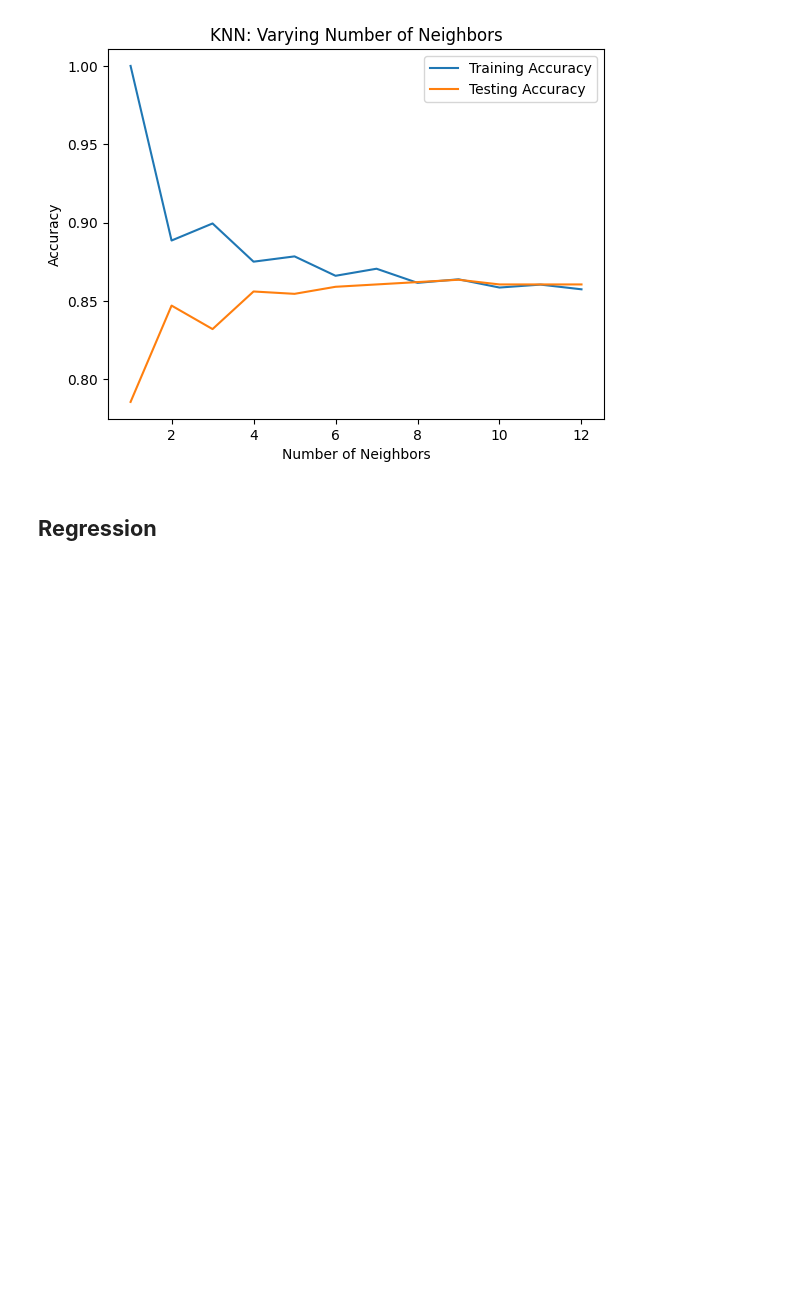
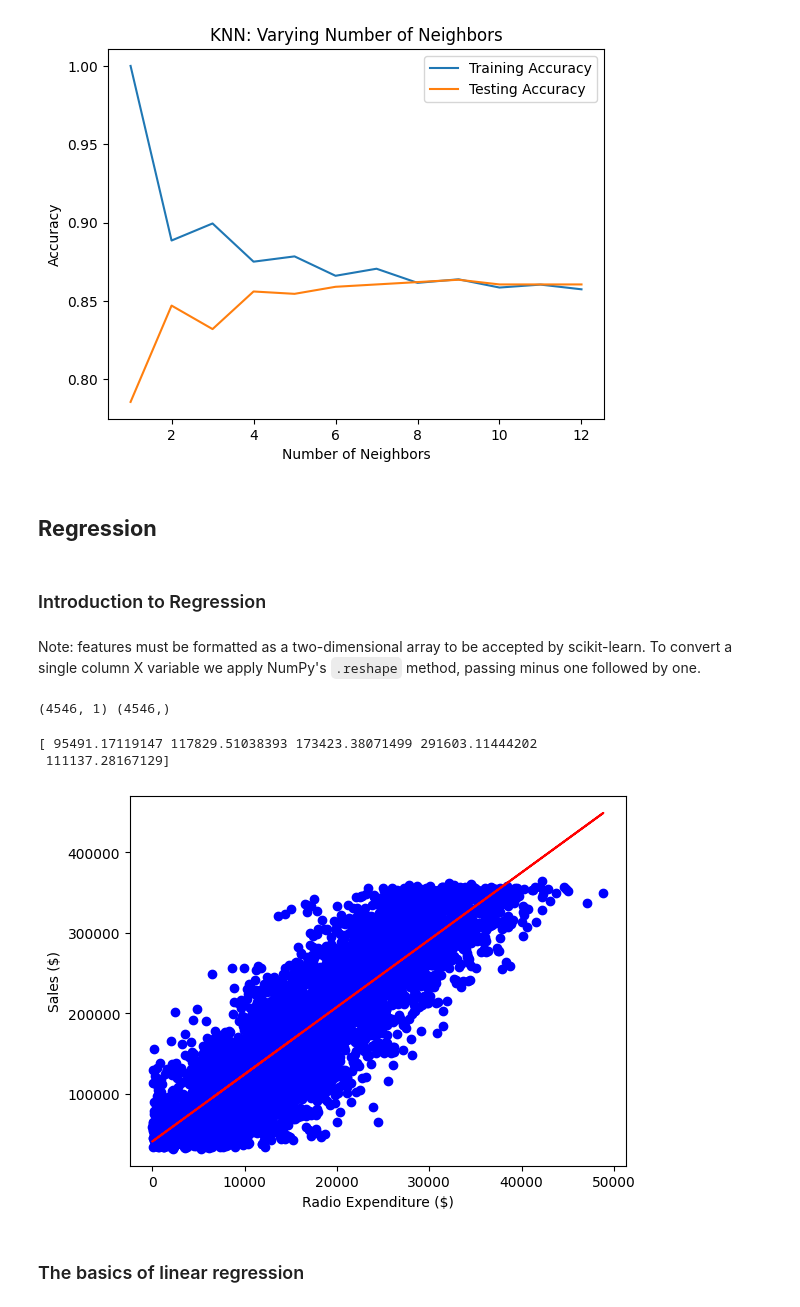
Before and after one commit to mikeogunmakin/study, a Jupyter notebook: 02 machine learning/machine learning scientist in python/machine_learning_scientist_in_python.ipynb, the cells around one changed output. Drawn from its saved outputs; the diff is of its cells as text; code cells hidden in the pictures; blank space fills up the shorter version.

Commit message:
doc: update MLS in python notes

```diff
--- a/02 machine learning/machine learning scientist in python/machine_learning_scientist_in_python.ipynb
+++ b/02 machine learning/machine learning scientist in python/machine_learning_scientist_in_python.ipynb
@@ -196,3 +196,60 @@ plt.show()
 [figure]
 # %% [markdown]
 ## **Regression**
+# %% [markdown]
+### Introduction to Regression
+# %% [markdown]
+Note: features must be formatted as a two-dimensional array to be accepted by scikit-learn. To convert a single column X variable we apply NumPy's `.reshape` method, passing minus one followed by one.
+# %%
+import pandas as pd
+import numpy as np
+
+sales_df = pd.read_csv('/content/drive/MyDrive/datasets/advertising_and_sales_clean.csv')
+
+
+# Create X from the radio column's values and reshape
+X = sales_df['radio'].values.reshape(-1,1)
+
+# Create y from the sales column's values
+y = sales_df['sales'].values
+
+
+# Check the shape of the features and targets
+print(X.shape, y.shape)
+# %% [output]
+(4546, 1) (4546,)
+# %%
+# Import LinearRegression
+from sklearn.linear_model import LinearRegression
+
+# Create the model
+reg = LinearRegression()
+
+# Fit the model to the data
+reg.fit(X,y)
+
+# Make predictions
+predictions = reg.predict(X)
+
+print(predictions[:5])
+# %% [output]
+[ 95491.17119147 117829.51038393 173423.38071499 291603.11444202
+ 111137.28167129]
+# %%
+# Import matplotlib.pyplot
+import matplotlib.pyplot as plt
+
+# Create scatter plot
+plt.scatter(X, y, color="blue")
+
+# Create line plot
+plt.plot(X, predictions, color="red")
+plt.xlabel("Radio Expenditure ($)")
+plt.ylabel("Sales ($)")
+
+# Display the plot
+plt.show()
+# %% [output]
+[figure, added]
+# %% [markdown]
+### The basics of linear regression
```
